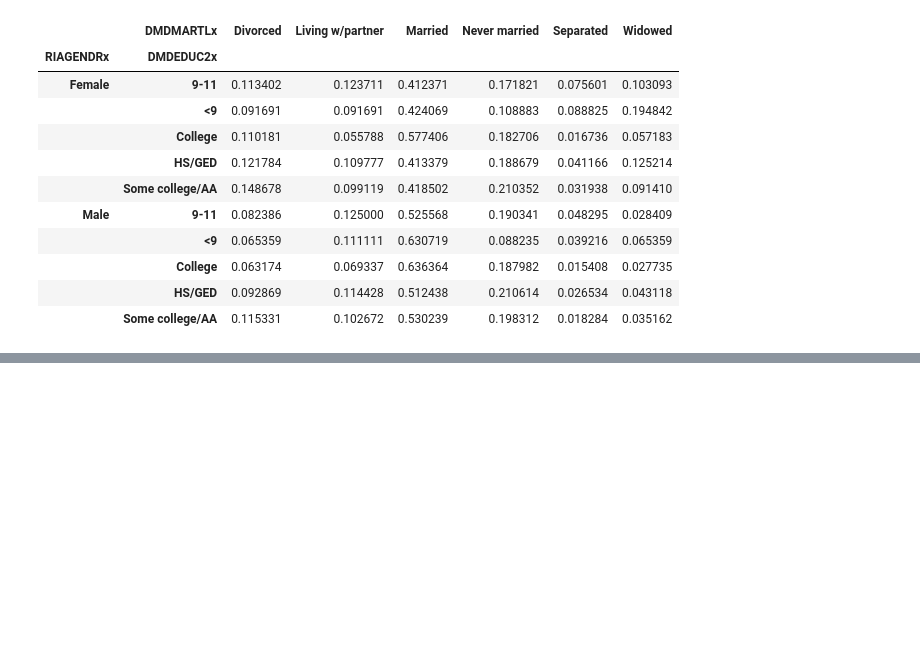
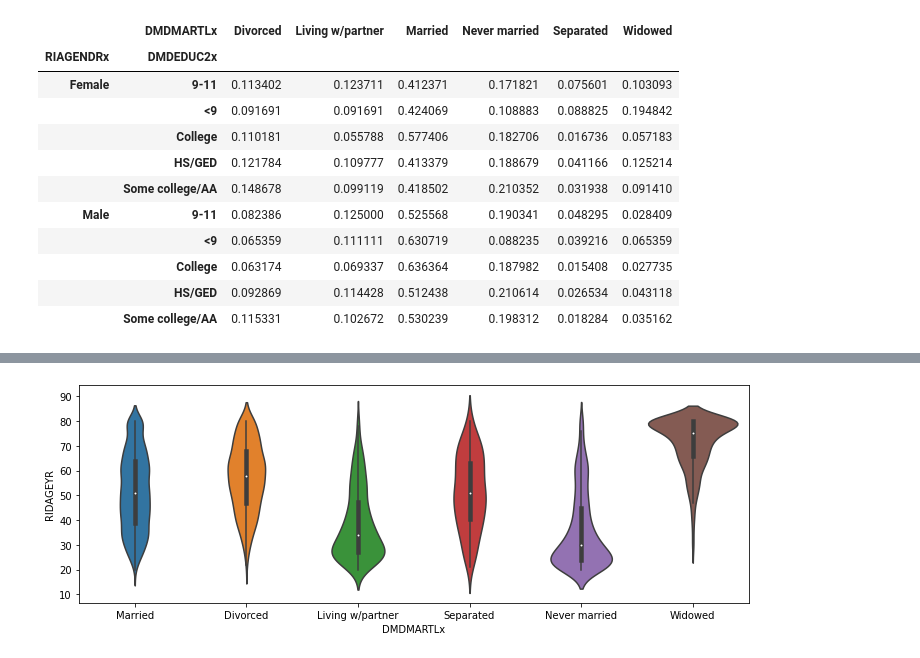
Before and after one commit to mxagar/statistics_with_python_coursera, a Jupyter notebook: 01_Visualization/lab/07_Multivariate_Analysis_NHANES_Dataset.ipynb, the cells around one changed output, grey strips where cells are left out. Cells and saved outputs as stored; diff of their text form; code cells hidden in the pictures; blank space fills up the shorter version.

```diff
--- a/01_Visualization/lab/07_Multivariate_Analysis_NHANES_Dataset.ipynb
+++ b/01_Visualization/lab/07_Multivariate_Analysis_NHANES_Dataset.ipynb
@@ -188,0 +230,7 @@ g.size().unstack().fillna(0).apply(lambda x: x/x.sum(), axis=1)
+# %%
+# Violin plot: a boxplot with additional distribution information
+# however, it makes sense to use it when we have many samples
+plt.figure(figsize=(12, 4))
+a = sns.violinplot(x="DMDMARTLx", y="RIDAGEYR", data=db)
+# %% [output]
+[figure, added]
```
Also changed, not shown: parts of 7 cells of this notebook.
